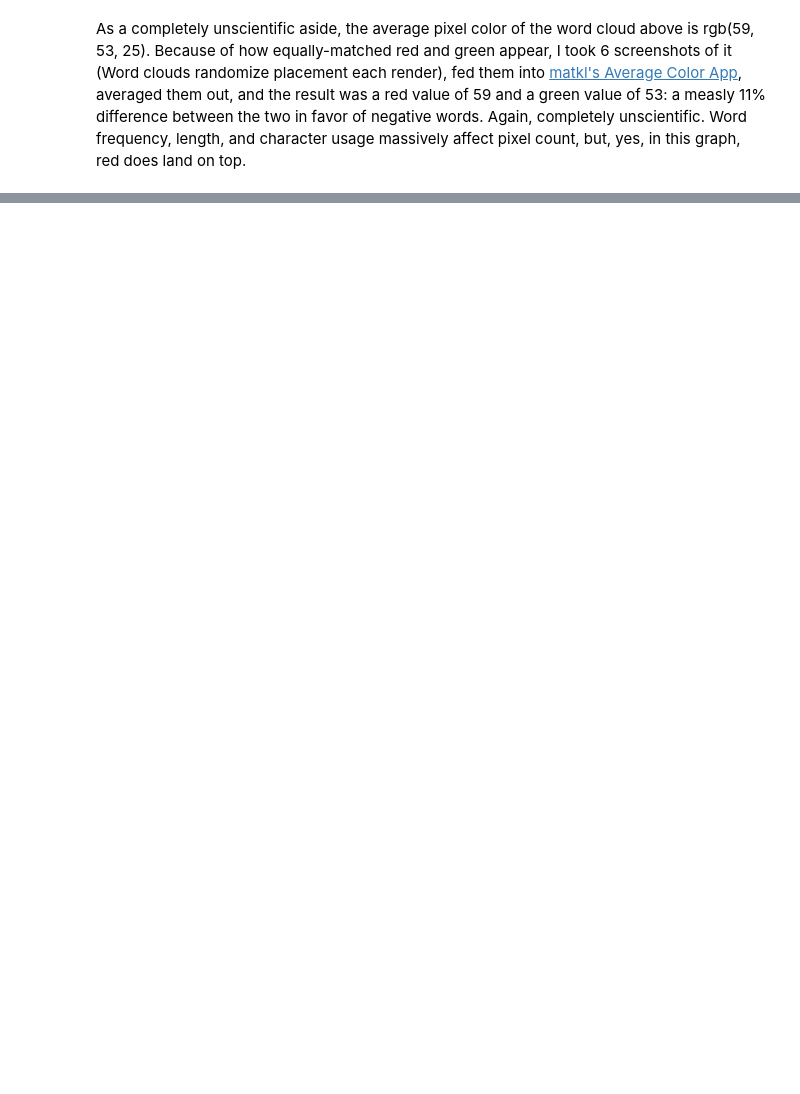
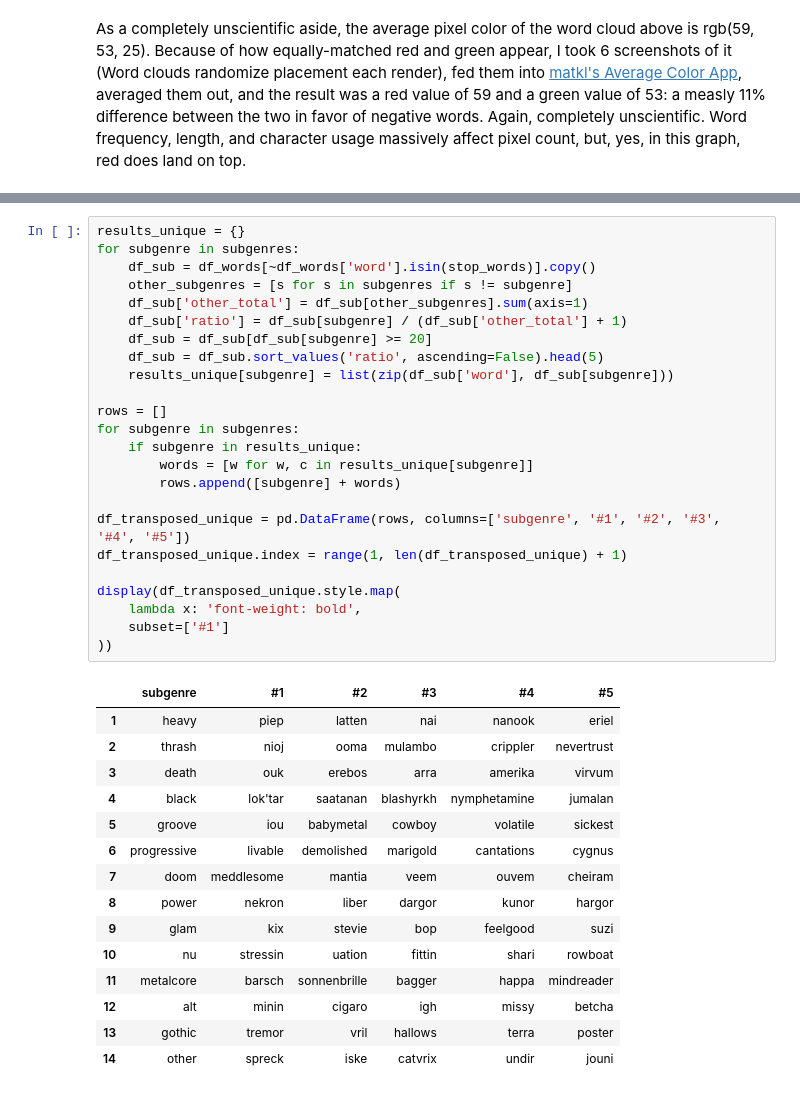
Before and after one commit to wanderson33245/The-Metal-Corpus, a Jupyter notebook: The Metal Corpus.ipynb, the cells around one changed output, grey strips where cells are left out. Cells and saved outputs as stored; diff of their text form; blank space fills up the shorter version.

```diff
--- a/The Metal Corpus.ipynb
+++ b/The Metal Corpus.ipynb
@@ -469,0 +560,40 @@ As a completely unscientific aside, the average pixel color of the word cloud ab
+# %%
+results_unique = {}
+for subgenre in subgenres:
+    df_sub = df_words[~df_words['word'].isin(stop_words)].copy()
+    other_subgenres = [s for s in subgenres if s != subgenre]
+    df_sub['other_total'] = df_sub[other_subgenres].sum(axis=1)
+    df_sub['ratio'] = df_sub[subgenre] / (df_sub['other_total'] + 1)
+    df_sub = df_sub[df_sub[subgenre] >= 20]
+    df_sub = df_sub.sort_values('ratio', ascending=False).head(5)
+    results_unique[subgenre] = list(zip(df_sub['word'], df_sub[subgenre]))
+
+rows = []
+for subgenre in subgenres:
+    if subgenre in results_unique:
+        words = [w for w, c in results_unique[subgenre]]
+        rows.append([subgenre] + words)
+
+df_transposed_unique = pd.DataFrame(rows, columns=['subgenre', '#1', '#2', '#3', '#4', '#5'])
+df_transposed_unique.index = range(1, len(df_transposed_unique) + 1)
+
+display(df_transposed_unique.style.map(
+    lambda x: 'font-weight: bold',
+    subset=['#1']
+))
+# %% [output]
+|  | subgenre | #1 | #2 | #3 | #4 | #5 |
+| 1 | heavy | piep | latten | nai | nanook | eriel |
+| 2 | thrash | nioj | ooma | mulambo | crippler | nevertrust |
+| 3 | death | ouk | erebos | arra | amerika | virvum |
+| 4 | black | lok'tar | saatanan | blashyrkh | nymphetamine | jumalan |
+| 5 | groove | iou | babymetal | cowboy | volatile | sickest |
+| 6 | progressive | livable | demolished | marigold | cantations | cygnus |
+| 7 | doom | meddlesome | mantia | veem | ouvem | cheiram |
+| 8 | power | nekron | liber | dargor | kunor | hargor |
+| 9 | glam | kix | stevie | bop | feelgood | suzi |
+| 10 | nu | stressin | uation | fittin | shari | rowboat |
+| 11 | metalcore | barsch | sonnenbrille | bagger | happa | mindreader |
+| 12 | alt | minin | cigaro | igh | missy | betcha |
+| 13 | gothic | tremor | vril | hallows | terra | poster |
+| 14 | other | spreck | iske | catvrix | undir | jouni |
```
Also changed, not shown: parts of 18 cells of this notebook.
